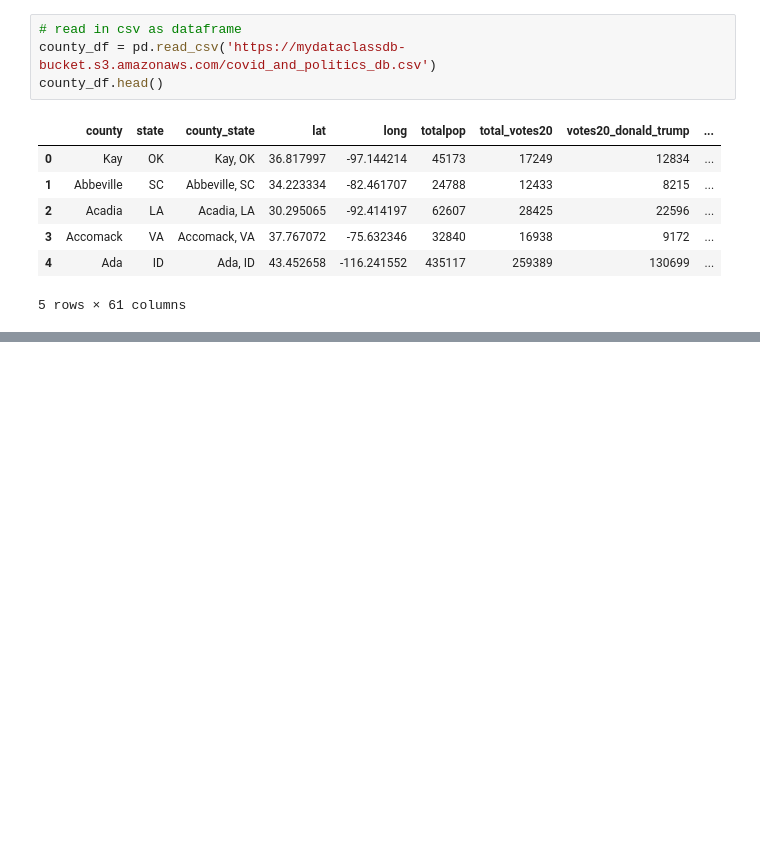
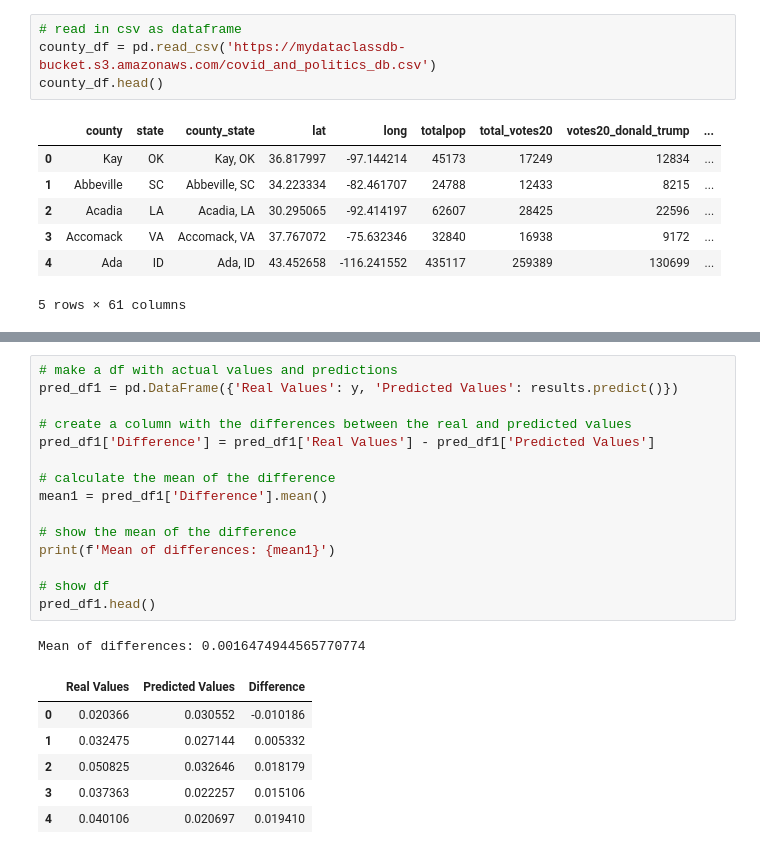
Before and after one commit to stephenanayashilliard/Covid_and_Politics, a Jupyter notebook: ml_seg2/ols_model.ipynb, the cells around one changed output, grey strips where cells are left out. Drawn from its saved outputs; the diff is of its cells as text; blank space fills up the shorter version.

```diff
--- a/ml_seg2/ols_model.ipynb
+++ b/ml_seg2/ols_model.ipynb
@@ -346,0 +106,23 @@ ax.legend(loc='best');
+# %%
+# make a df with actual values and predictions
+pred_df1 = pd.DataFrame({'Real Values': y, 'Predicted Values': results.predict()})
+
+# create a column with the differences between the real and predicted values
+pred_df1['Difference'] = pred_df1['Real Values'] - pred_df1['Predicted Values']
+
+# calculate the mean of the difference
+mean1 = pred_df1['Difference'].mean()
+
+# show the mean of the difference
+print(f'Mean of differences: {mean1}')
+
+# show df
+pred_df1.head()
+# %% [output]
+Mean of differences: 0.0016474944565770774
+|  | Real Values | Predicted Values | Difference |
+| 0 | 0.020366 | 0.030552 | -0.010186 |
+| 1 | 0.032475 | 0.027144 | 0.005332 |
+| 2 | 0.050825 | 0.032646 | 0.018179 |
+| 3 | 0.037363 | 0.022257 | 0.015106 |
+| 4 | 0.040106 | 0.020697 | 0.019410 |
```
Also changed, not shown: parts of 53 cells of this notebook.
